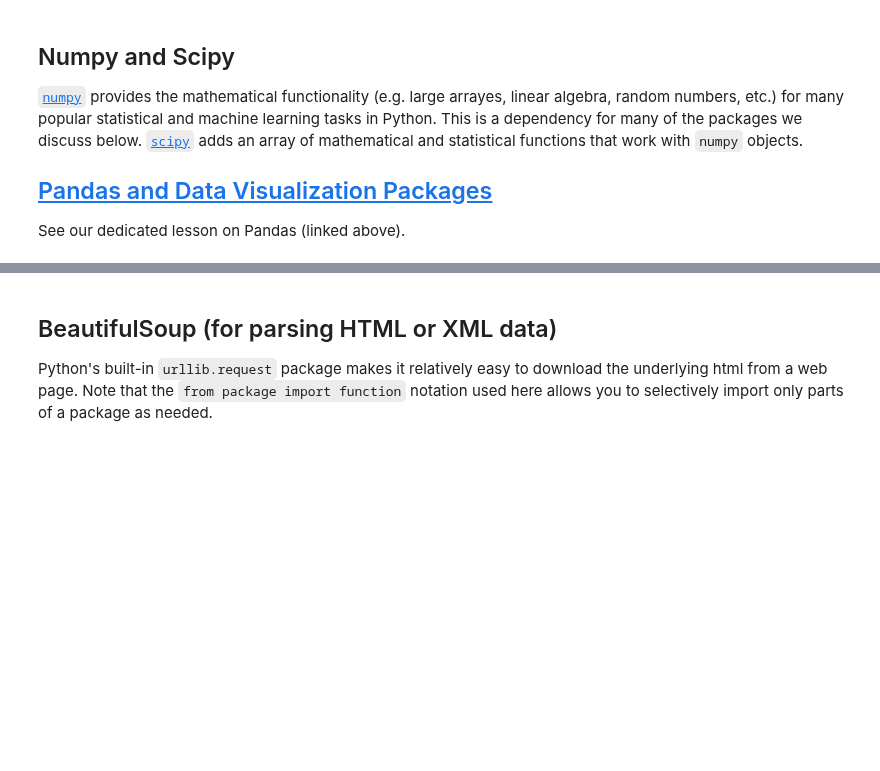
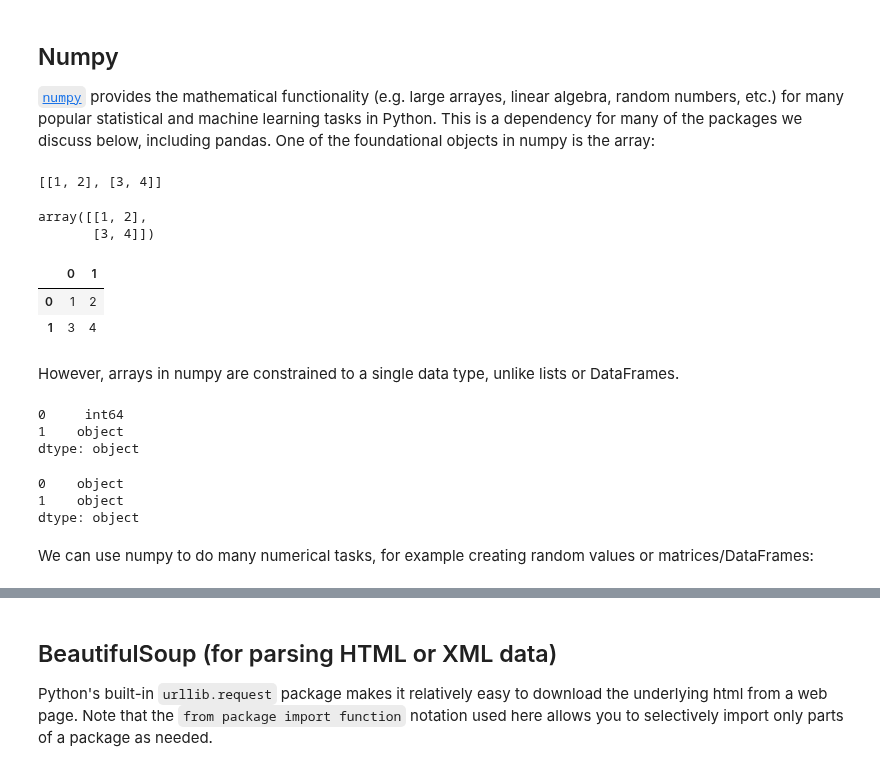
Before and after one commit to UNC-Libraries-data/Python, a Jupyter notebook: Jupyter/Other-Packages.ipynb, the cells around one changed output, grey strips where cells are left out. Cells and saved outputs as stored; diff of their text form; code cells hidden in the pictures; blank space fills up the shorter version.

```diff
--- a/Jupyter/Other-Packages.ipynb
+++ b/Jupyter/Other-Packages.ipynb
@@ -11,8 +20,27 @@ You can also <a href="https://docs.anaconda.com/anaconda/navigator/tutorials/man
 # %% [markdown]
-## Numpy and Scipy
+## Numpy
 
-<a href="http://www.numpy.org/">`numpy`</a> provides the mathematical functionality (e.g. large arrayes, linear algebra, random numbers, etc.) for many popular statistical and machine learning tasks in Python.  This is a dependency for many of the packages we discuss below.  <a href="https://docs.scipy.org/doc/scipy/reference/">`scipy`</a> adds an array of mathematical and statistical functions that work with `numpy` objects.
-
-## [Pandas and Data Visualization Packages](Pandas.html)
-
-See our dedicated lesson on Pandas (linked above).
+<a href="http://www.numpy.org/">`numpy`</a> provides the mathematical functionality (e.g. large arrayes, linear algebra, random numbers, etc.) for many popular statistical and machine learning tasks in Python.  This is a dependency for many of the packages we discuss below, including pandas.  One of the foundational objects in numpy is the array:
+# %%
+import numpy as np
+import pandas as pd
+a_list = [[1,2],[3,4]] #list of ROWS
+an_array = np.array(a_list, ndmin = 2)
+a_dataframe = pd.DataFrame(a_list)
+# %%
+a_list
+# %% [output]
+[[1, 2], [3, 4]]
+# %%
+an_array
+# %% [output]
+array([[1, 2],
+       [3, 4]])
+# %%
+a_dataframe
+# %% [output]
+|  | 0 | 1 |
+| 0 | 1 | 2 |
+| 1 | 3 | 4 |
+# %% [markdown]
+However, arrays in numpy are constrained to a single data type, unlike lists or DataFrames.
@@ -18,0 +53,14 @@ See our dedicated lesson on Pandas (linked above).
+# %%
+pd.DataFrame(a_list).dtypes
+# %% [output]
+0     int64
+1    object
+dtype: object
+# %%
+pd.DataFrame(an_array).dtypes
+# %% [output]
+0    object
+1    object
+dtype: object
+# %% [markdown]
+We can use numpy to do many numerical tasks, for example creating random values or matrices/DataFrames:
```
Also changed, not shown: parts of 23 cells of this notebook, 3 other files.
